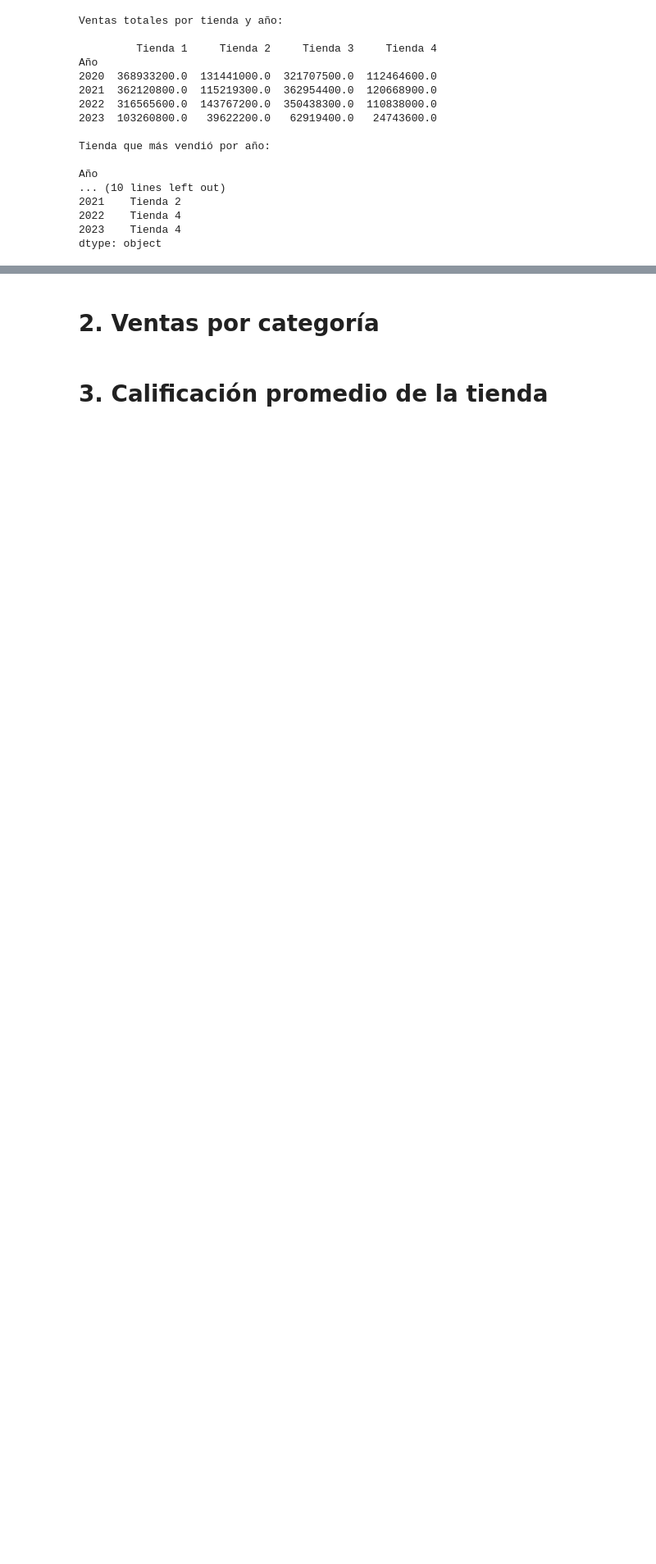
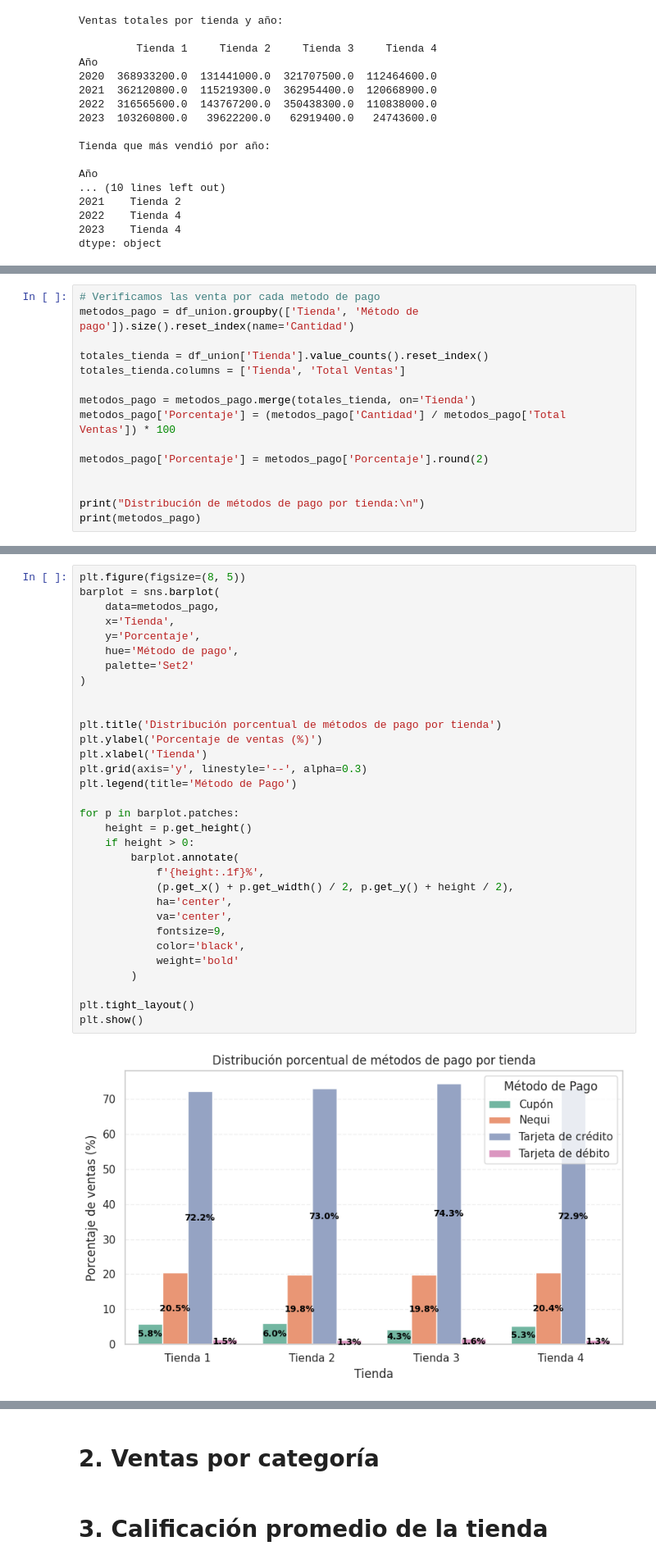
Before and after one commit to david125-cmd/python-data-science-challenge-alura-store, a Jupyter notebook: AluraStoreLatam.ipynb, the cells around one changed output, grey strips where cells are left out. Shown: that part at 82% size. Drawn from its saved outputs; the diff is of its cells as text; blank space fills up the shorter version.

```diff
--- a/AluraStoreLatam.ipynb
+++ b/AluraStoreLatam.ipynb
@@ -130,0 +138,15 @@ plt.show()
+# %%
+# Verificamos las venta por cada metodo de pago
+metodos_pago = df_union.groupby(['Tienda', 'Método de pago']).size().reset_index(name='Cantidad')
+
+totales_tienda = df_union['Tienda'].value_counts().reset_index()
+totales_tienda.columns = ['Tienda', 'Total Ventas']
+
+metodos_pago = metodos_pago.merge(totales_tienda, on='Tienda')
+metodos_pago['Porcentaje'] = (metodos_pago['Cantidad'] / metodos_pago['Total Ventas']) * 100
+
+metodos_pago['Porcentaje'] = metodos_pago['Porcentaje'].round(2)
+
+
+print("Distribución de métodos de pago por tienda:\n")
+print(metodos_pago)
@@ -130,0 +173,34 @@ plt.show()
+# %%
+plt.figure(figsize=(8, 5))
+barplot = sns.barplot(
+    data=metodos_pago,
+    x='Tienda',
+    y='Porcentaje',
+    hue='Método de pago',
+    palette='Set2'
+)
+
+
+plt.title('Distribución porcentual de métodos de pago por tienda')
+plt.ylabel('Porcentaje de ventas (%)')
+plt.xlabel('Tienda')
+plt.grid(axis='y', linestyle='--', alpha=0.3)
+plt.legend(title='Método de Pago')
+
+for p in barplot.patches:
+    height = p.get_height()
+    if height > 0:
+        barplot.annotate(
+            f'{height:.1f}%',
+            (p.get_x() + p.get_width() / 2, p.get_y() + height / 2),
+            ha='center',
+            va='center',
+            fontsize=9,
+            color='black',
+            weight='bold'
+        )
+
+plt.tight_layout()
+plt.show()
+# %% [output]
+[figure, added]
```
Also changed, not shown: parts of 5 cells of this notebook.
